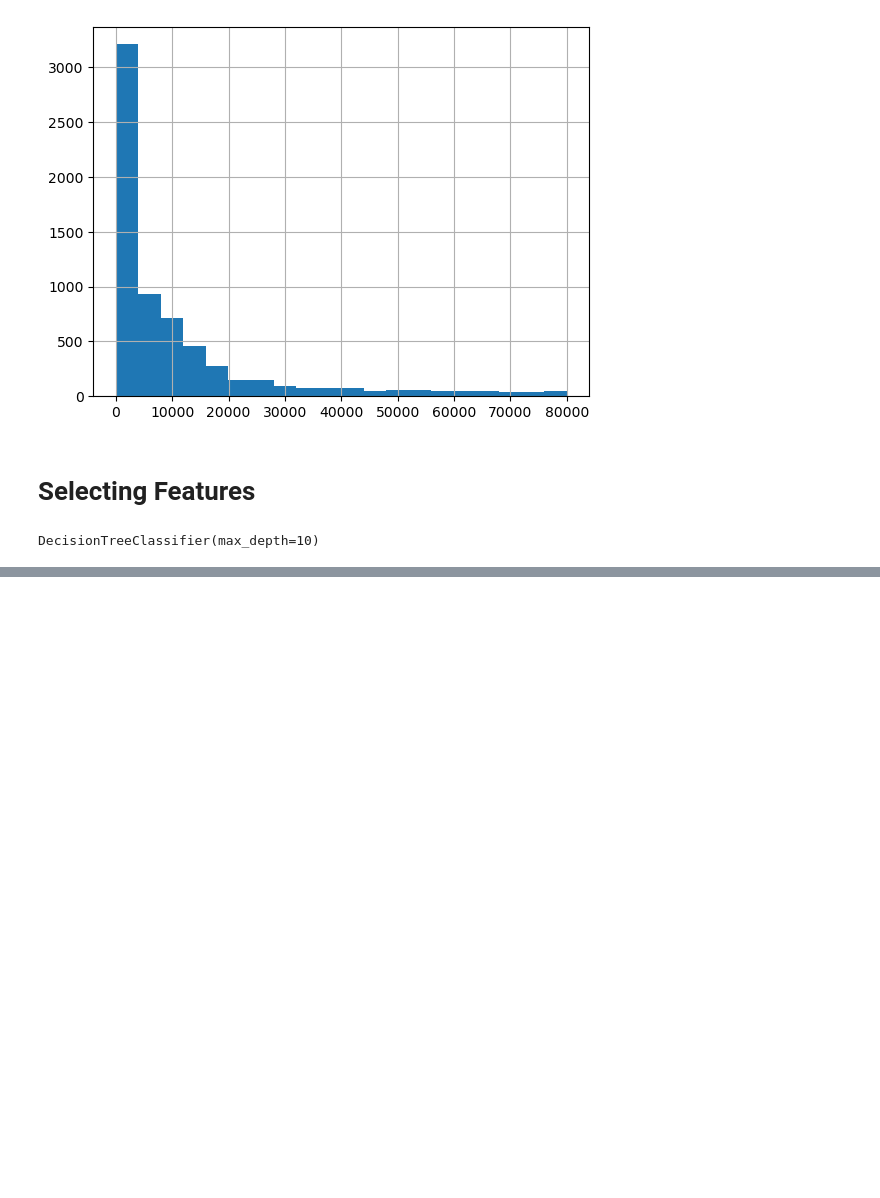
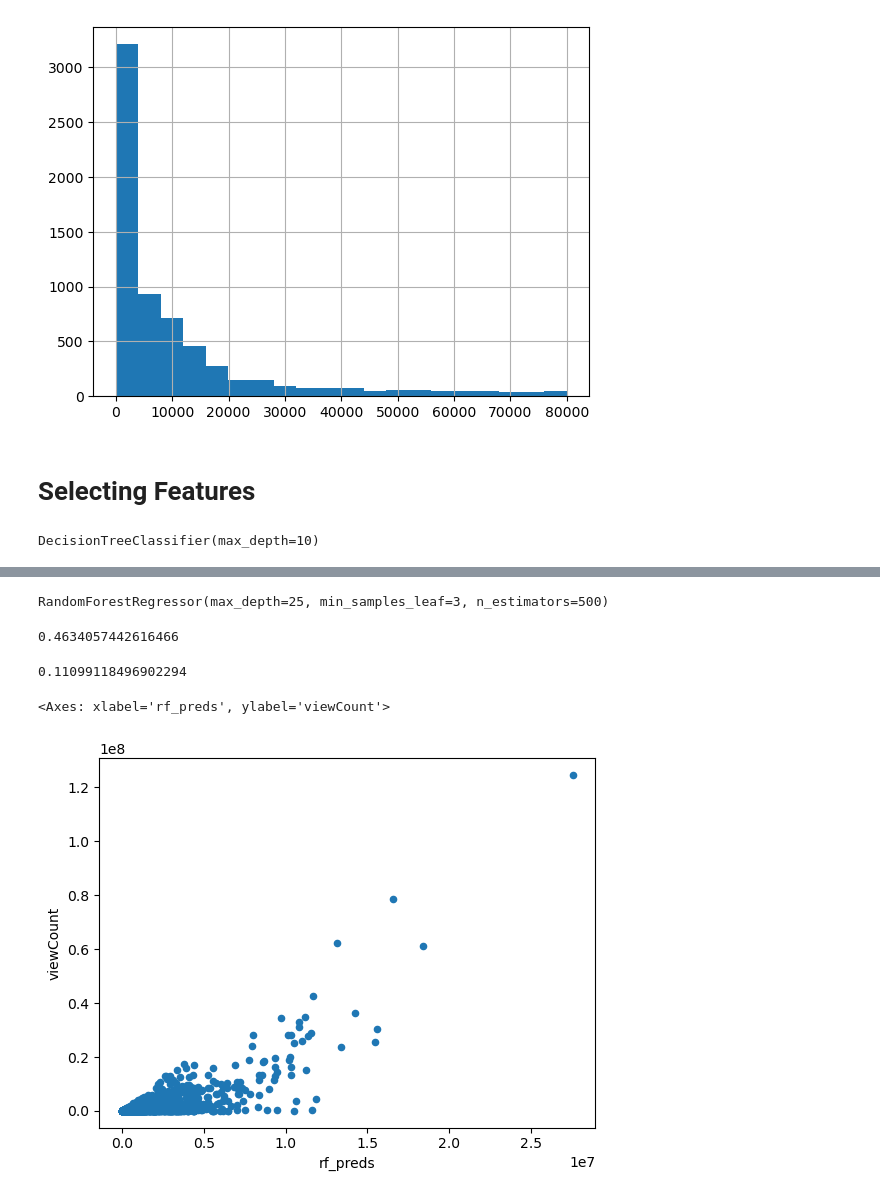
Before and after one commit to pranavrd/erdos-uncreatives, a Jupyter notebook: Modelling/treesattempt2.ipynb, the cells around one changed output, grey strips where cells are left out. Saved outputs shown, nothing was run; the diff lists cells and outputs as text; code cells hidden in the pictures; blank space fills up the shorter version.

```diff
--- a/Modelling/treesattempt2.ipynb
+++ b/Modelling/treesattempt2.ipynb
@@ -143,0 +83,19 @@ df_train.query("viewCount < 8e4 and model_predictions > 0.5")["viewCount"].hist(
+# %%
+forest = RandomForestRegressor(
+    n_estimators=500,
+    max_depth=25,
+    min_samples_leaf=3,
+)
+
+forest_responder = "viewCount"
+y_tt_forest = df_tt_with_features[forest_responder].values
+# %%
+## Fit the model
+forest.fit(X_train, y_tt_forest)
+# %% [output]
+RandomForestRegressor(max_depth=25, min_samples_leaf=3, n_estimators=500)
+# %%
+rf_tt_preds = forest.predict(X_train)
+rf_ho_preds = forest.predict(df_ho_with_features[features])
+df_tt_with_features["rf_preds"] = rf_tt_preds
+df_ho_with_features["rf_preds"] = rf_ho_preds
@@ -143,0 +104,13 @@ df_train.query("viewCount < 8e4 and model_predictions > 0.5")["viewCount"].hist(
+# %%
+r2_score(y_true=df_tt_with_features["viewCount"], y_pred=df_tt_with_features["rf_preds"])
+# %% [output]
+0.4634057442616466
+# %%
+r2_score(y_true=df_ho_with_features["viewCount"], y_pred=df_ho_with_features["rf_preds"])
+# %% [output]
+0.11099118496902294
+# %%
+df_tt_with_features.plot.scatter("rf_preds", "viewCount")
+# %% [output]
+<Axes: xlabel='rf_preds', ylabel='viewCount'>
+[figure, added]
```
Also changed, not shown: parts of 21 cells of this notebook.
